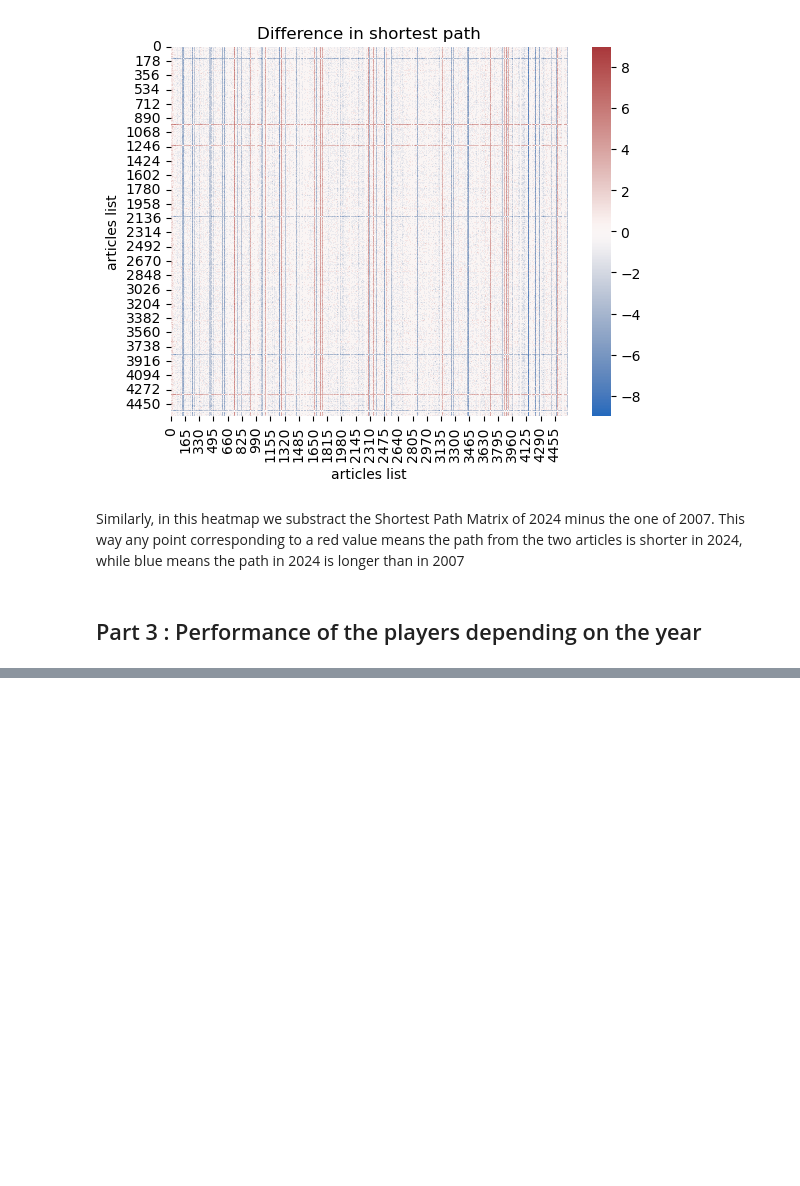
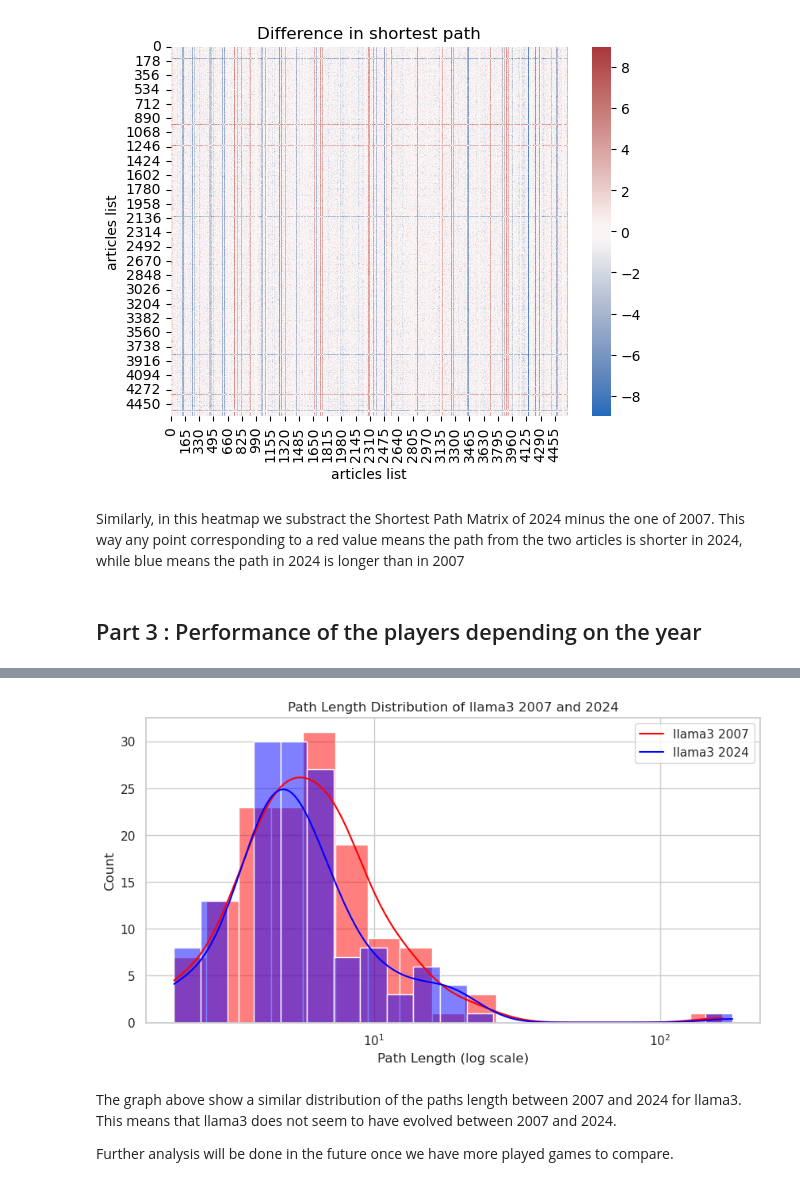
Before and after one commit to epfl-ada/ada-2024-project-outlier-1, a Jupyter notebook: results.ipynb, the cells around one changed output, grey strips where cells are left out. Saved outputs shown, nothing was run; the diff lists cells and outputs as text; code cells hidden in the pictures; blank space fills up the shorter version.

```diff
--- a/results.ipynb
+++ b/results.ipynb
@@ -276,0 +487,9 @@ Similarly, in this heatmap we substract the Shortest Path Matrix of 2024 minus t
+# %%
+# plot path length distribution of llama3 2007 and 2024
+plot_path_length_distribution(avglen, 'llama3',log_scale=True)
+# %% [output]
+[figure, added]
+# %% [markdown]
+The graph above show a similar distribution of the paths length between 2007 and 2024 for llama3. This means that llama3 does not seem to have evolved between 2007 and 2024.
+
+Further analysis will be done in the future once we have more played games to compare.
```
Also changed, not shown: parts of 29 cells of this notebook.
